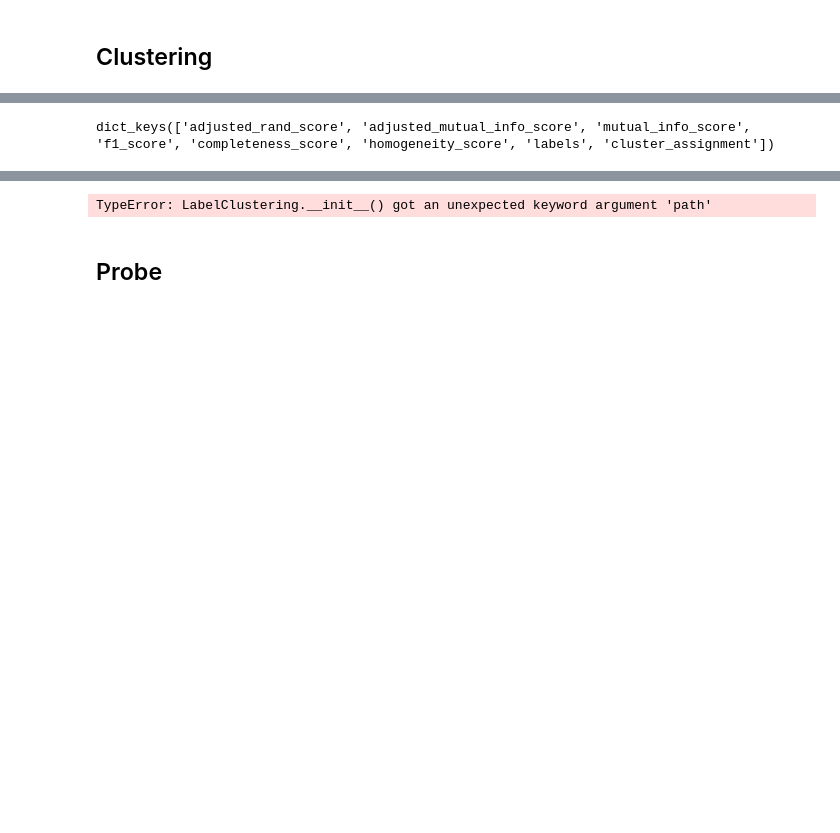
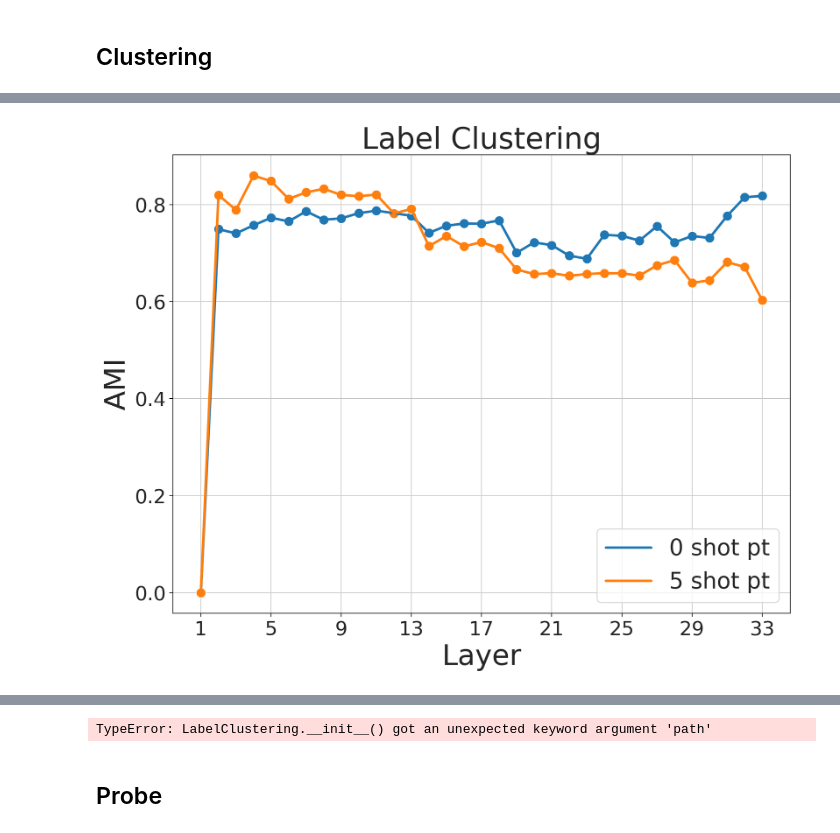
Before and after one commit to diegodoimo/geometry_icl_finetuning, a Jupyter notebook: notebook/science_qa.ipynb, the cells around one changed output, grey strips where cells are left out. Drawn from its saved outputs; the diff is of its cells as text; code cells hidden in the pictures; blank space fills up the shorter version.

```diff
--- a/notebook/science_qa.ipynb
+++ b/notebook/science_qa.ipynb
@@ -194,4 +243,5 @@ plotter(ari, "Label Clustering", "ARI")
-# %%
- /orfeo/cephfs/scratch/area/ddoimo/open/geometric_lens/repo/diego/science_qa/traindata_subjects[0].keys()
-# %% [output]
-dict_keys(['adjusted_rand_score', 'adjusted_mutual_info_score', 'mutual_info_score', 'f1_score', 'completeness_score', 'homogeneity_score', 'labels', 'cluster_assignment'])
+# %%
+ari = [np.array(i['adjusted_mutual_info_score']) for i in data_subjects]
+plotter(ari, "Label Clustering", "AMI")
+# %% [output]
+[figure, added]
```
Also changed, not shown: parts of 13 cells of this notebook, 27 other files.
